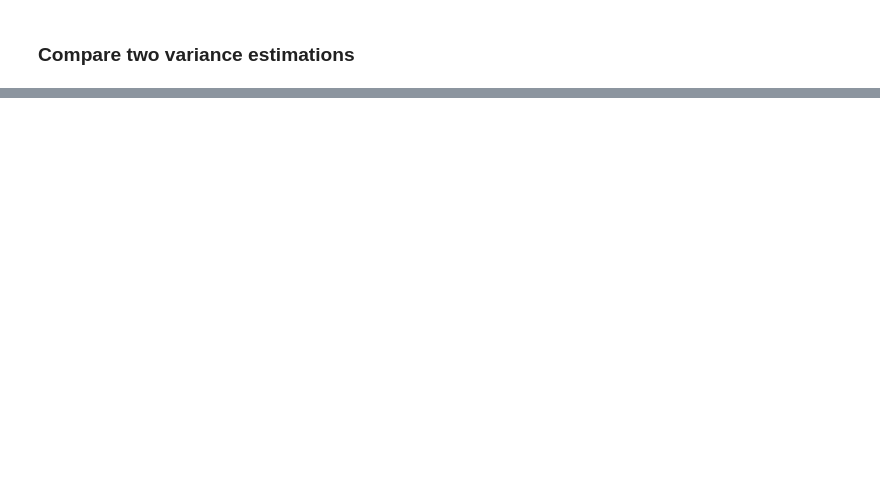
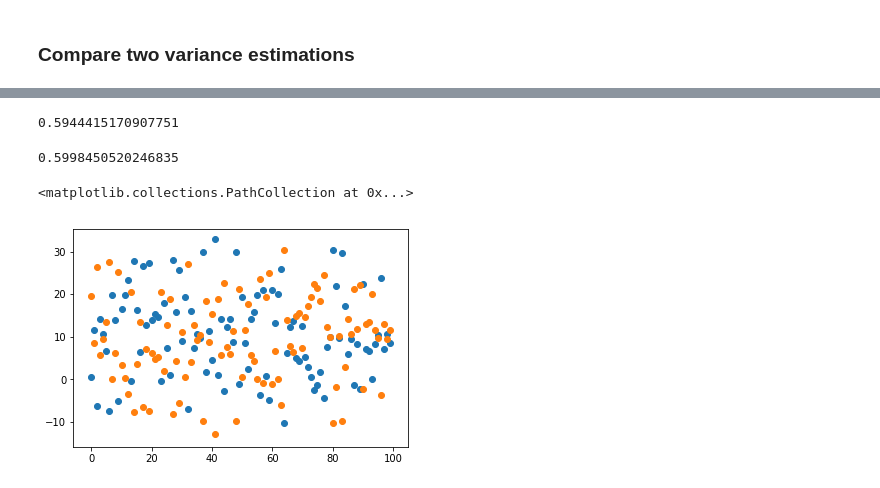
Before and after one commit to songyang0716/Variance_Reduction_in_Experimentation, a Jupyter notebook: Antithetics.ipynb, the cells around one changed output, grey strips where cells are left out. Drawn from its saved outputs; the diff is of its cells as text; code cells hidden in the pictures; blank space fills up the shorter version.

```diff
--- a/Antithetics.ipynb
+++ b/Antithetics.ipynb
@@ -95,0 +98,24 @@ plt.legend(labels=['Random Sampling Mean','Antithetic Sampling Mean'])
+# %%
+mu = 10
+sigma = 10
+N = 1000
+x = np.random.normal(mu, sigma, size=N)
+x_tilt = 2*mu - x
+y = 3*x*x*x + 2*x*x + np.random.normal(0,1,size=N)
+y_tilt = 3*x_tilt*x_tilt*x_tilt + 2*x_tilt*x_tilt  + np.random.normal(0,1,size=N)
+# %%
+1 + np.corrcoef(y, y_tilt)[0][1]
+# %% [output]
+0.5944415170907751
+# %%
+# from the simulation, we reduce the variance by 38%
+(577*577) / (745*745)
+# %% [output]
+0.5998450520246835
+# %%
+# x_tilt is the symmetric point with respect the center 10
+plt.scatter(np.arange(100), x[:100])
+plt.scatter(np.arange(100), x_tilt[:100])
+# %% [output]
+<matplotlib.collections.PathCollection at 0x...>
+[figure, added]
```
Also changed, not shown: parts of 8 cells of this notebook.
